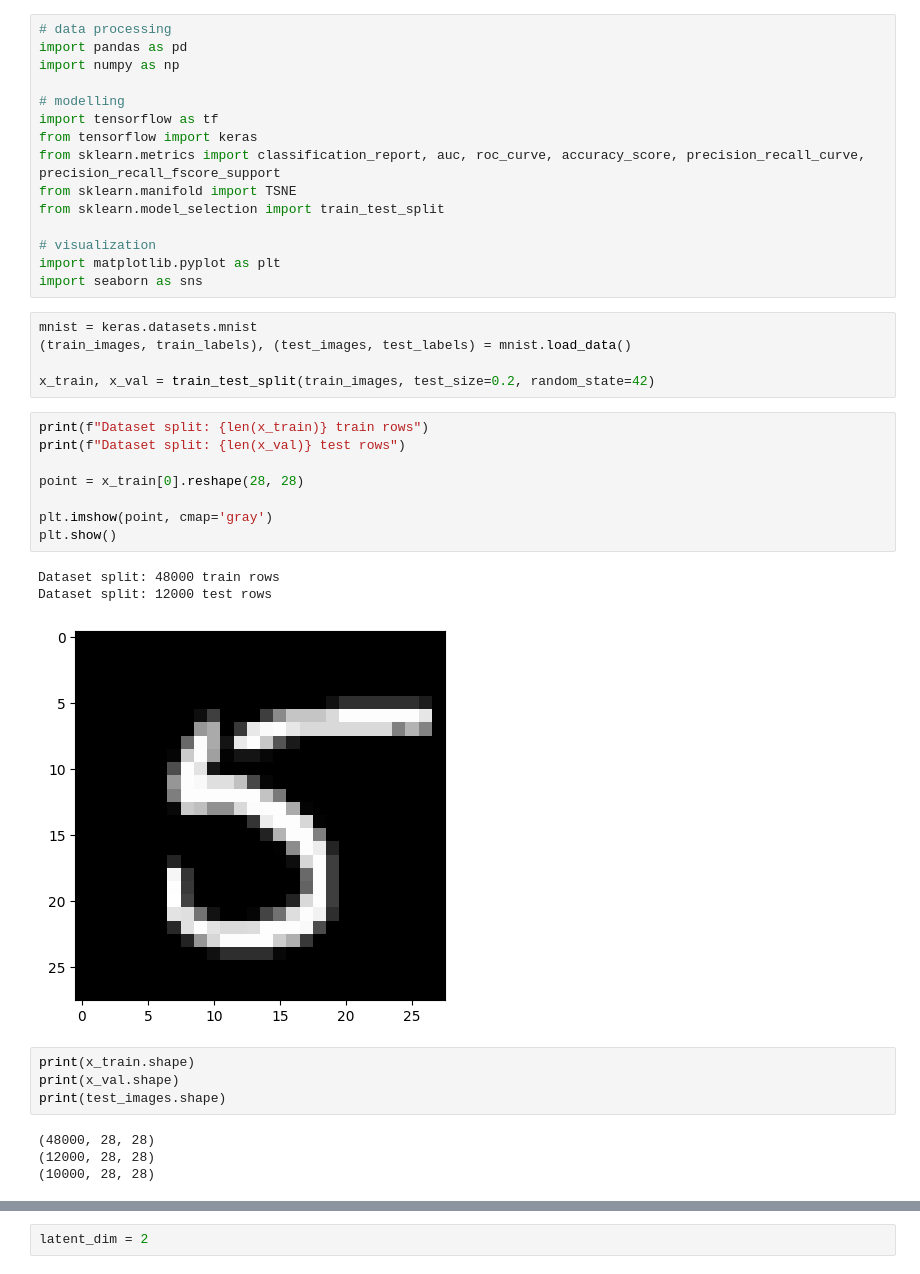
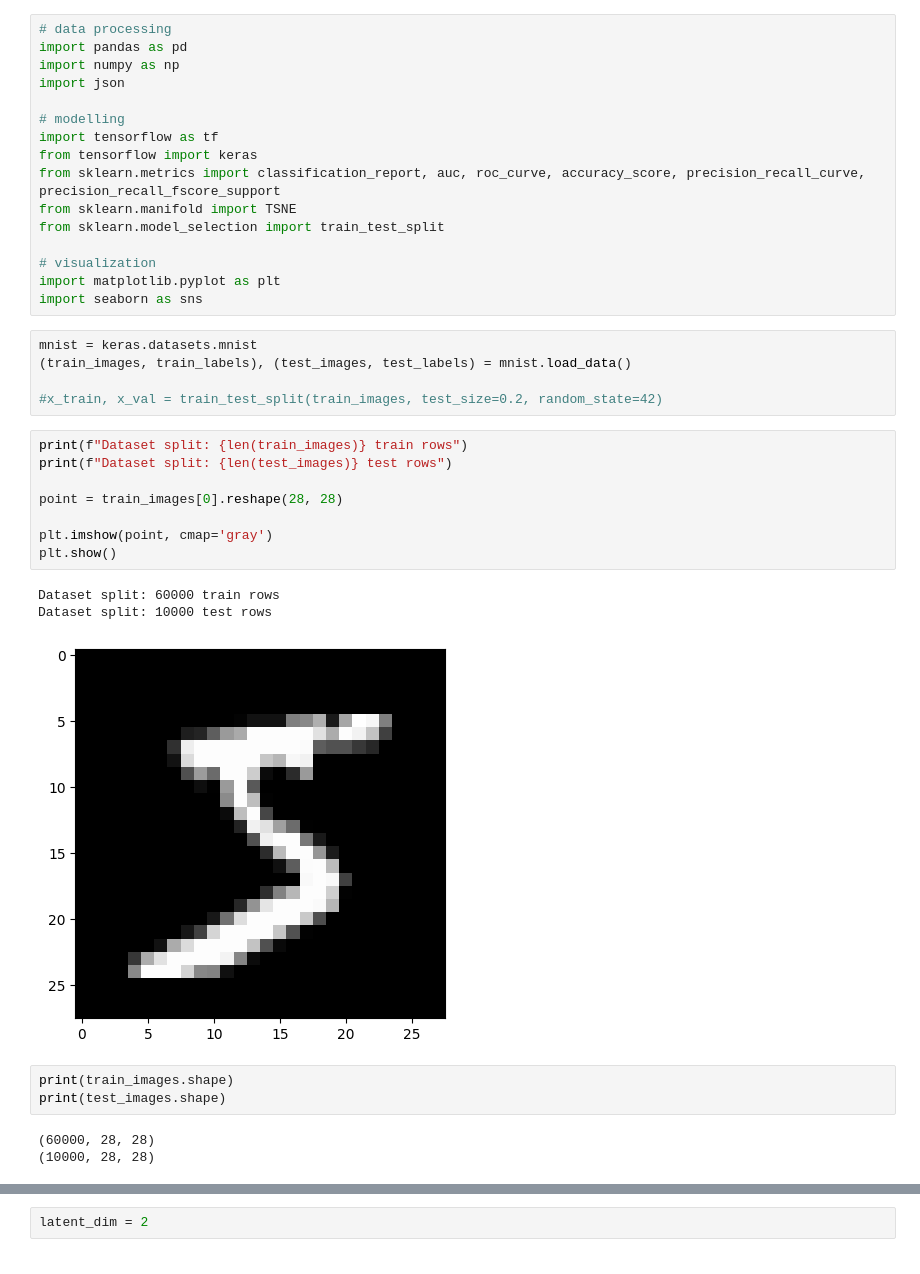
Before and after one commit to HeadBangZ/MasterThesis, a Jupyter notebook: mnist/vae/vae.ipynb, the cells around one changed output, grey strips where cells are left out. Drawn from its saved outputs; the diff is of its cells as text.

```diff
--- a/mnist/vae/vae.ipynb
+++ b/mnist/vae/vae.ipynb
@@ -2,6 +2,7 @@
 # data processing
 import pandas as pd
 import numpy as np
+import json
 
 # modelling
 import tensorflow as tf
@@ -17,26 +18,24 @@ import seaborn as sns
 mnist = keras.datasets.mnist
 (train_images, train_labels), (test_images, test_labels) = mnist.load_data()
 
-x_train, x_val = train_test_split(train_images, test_size=0.2, random_state=42)
+#x_train, x_val = train_test_split(train_images, test_size=0.2, random_state=42)
 # %%
-print(f"Dataset split: {len(x_train)} train rows")
-print(f"Dataset split: {len(x_val)} test rows")
+print(f"Dataset split: {len(train_images)} train rows")
+print(f"Dataset split: {len(test_images)} test rows")
 
-point = x_train[0].reshape(28, 28)
+point = train_images[0].reshape(28, 28)
 
 plt.imshow(point, cmap='gray')
 plt.show()
 # %% [output]
-Dataset split: 48000 train rows
-Dataset split: 12000 test rows
+Dataset split: 60000 train rows
+Dataset split: 10000 test rows
-[figure, old version]
+[figure, new version]
 # %%
-print(x_train.shape)
-print(x_val.shape)
+print(train_images.shape)
 print(test_images.shape)
 # %% [output]
-(48000, 28, 28)
-(12000, 28, 28)
+(60000, 28, 28)
 (10000, 28, 28)
 # %%
 # normalize data
```
Also changed, not shown: parts of 13 cells of this notebook, 14 other files.
